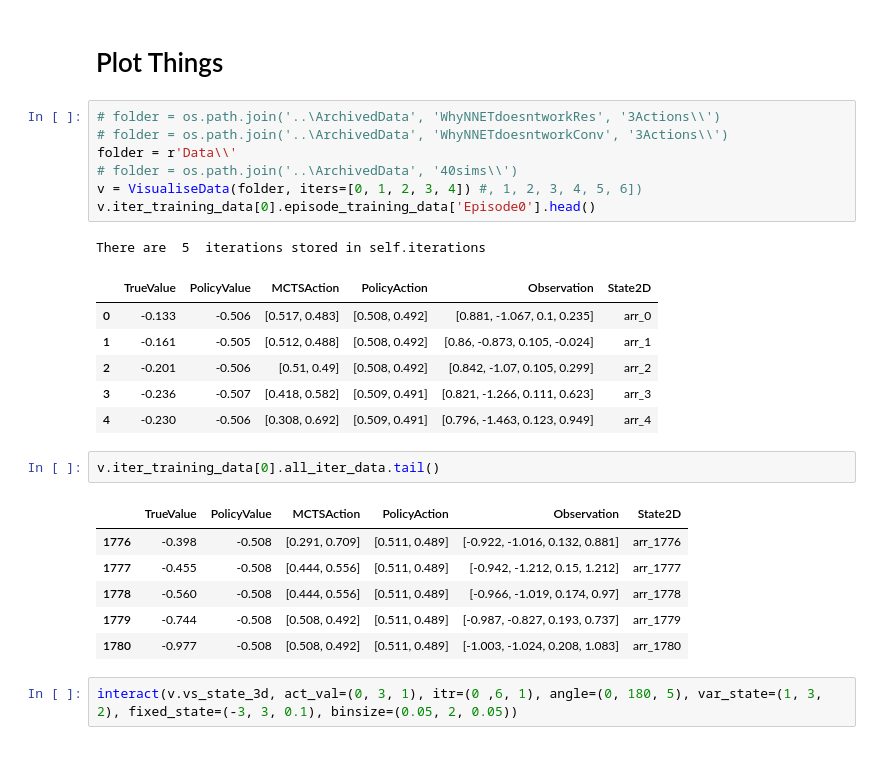
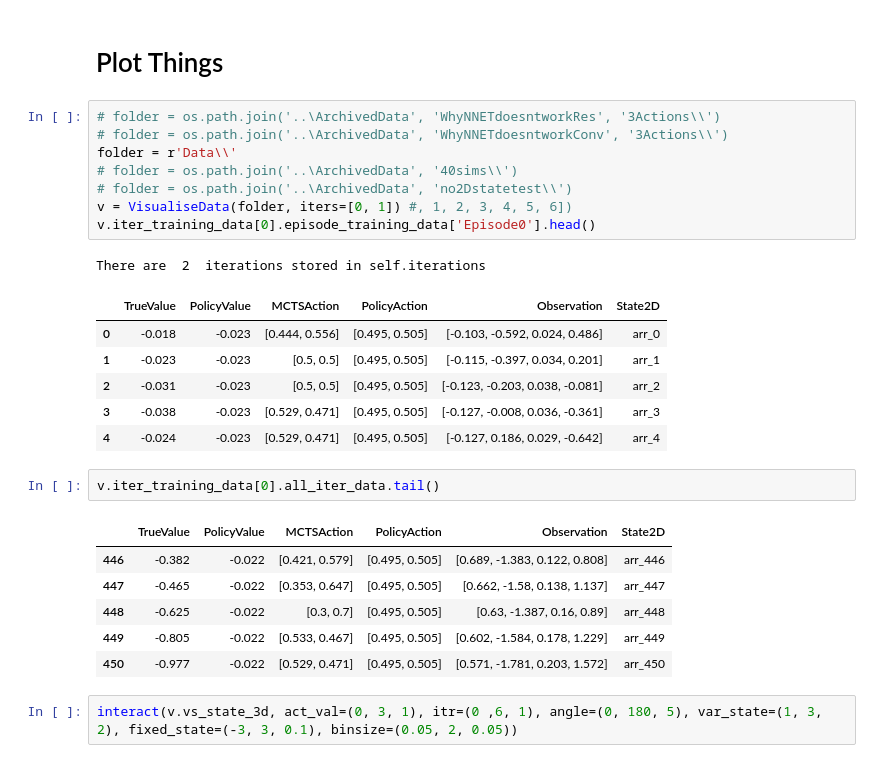
Before and after one commit to alexdarch/Project, a Jupyter notebook: CartPole/ResultsVisualisation.ipynb, the cells around one changed output. Drawn from its saved outputs; the diff is of its cells as text.

```diff
--- a/CartPole/ResultsVisualisation.ipynb
+++ b/CartPole/ResultsVisualisation.ipynb
@@ -496,27 +496,28 @@ class VisualiseData:
 # %%
 # folder = os.path.join('..\ArchivedData', 'WhyNNETdoesntworkRes', '3Actions\\')
 # folder = os.path.join('..\ArchivedData', 'WhyNNETdoesntworkConv', '3Actions\\')
 folder = r'Data\\'
 # folder = os.path.join('..\ArchivedData', '40sims\\')
-v = VisualiseData(folder, iters=[0, 1, 2, 3, 4]) #, 1, 2, 3, 4, 5, 6])
+# folder = os.path.join('..\ArchivedData', 'no2Dstatetest\\')
+v = VisualiseData(folder, iters=[0, 1]) #, 1, 2, 3, 4, 5, 6])
 v.iter_training_data[0].episode_training_data['Episode0'].head()
 # %% [output]
-There are  5  iterations stored in self.iterations
+There are  2  iterations stored in self.iterations
 |  | TrueValue | PolicyValue | MCTSAction | PolicyAction | Observation | State2D |
-| 0 | -0.133 | -0.506 | [0.517, 0.483] | [0.508, 0.492] | [0.881, -1.067, 0.1, 0.235] | arr_0 |
-| 1 | -0.161 | -0.505 | [0.512, 0.488] | [0.508, 0.492] | [0.86, -0.873, 0.105, -0.024] | arr_1 |
-| 2 | -0.201 | -0.506 | [0.51, 0.49] | [0.508, 0.492] | [0.842, -1.07, 0.105, 0.299] | arr_2 |
-| 3 | -0.236 | -0.507 | [0.418, 0.582] | [0.509, 0.491] | [0.821, -1.266, 0.111, 0.623] | arr_3 |
-| 4 | -0.230 | -0.506 | [0.308, 0.692] | [0.509, 0.491] | [0.796, -1.463, 0.123, 0.949] | arr_4 |
+| 0 | -0.018 | -0.023 | [0.444, 0.556] | [0.495, 0.505] | [-0.103, -0.592, 0.024, 0.486] | arr_0 |
+| 1 | -0.023 | -0.023 | [0.5, 0.5] | [0.495, 0.505] | [-0.115, -0.397, 0.034, 0.201] | arr_1 |
+| 2 | -0.031 | -0.023 | [0.5, 0.5] | [0.495, 0.505] | [-0.123, -0.203, 0.038, -0.081] | arr_2 |
+| 3 | -0.038 | -0.023 | [0.529, 0.471] | [0.495, 0.505] | [-0.127, -0.008, 0.036, -0.361] | arr_3 |
+| 4 | -0.024 | -0.023 | [0.529, 0.471] | [0.495, 0.505] | [-0.127, 0.186, 0.029, -0.642] | arr_4 |
 # %%
 v.iter_training_data[0].all_iter_data.tail()
 # %% [output]
 |  | TrueValue | PolicyValue | MCTSAction | PolicyAction | Observation | State2D |
-| 1776 | -0.398 | -0.508 | [0.291, 0.709] | [0.511, 0.489] | [-0.922, -1.016, 0.132, 0.881] | arr_1776 |
-| 1777 | -0.455 | -0.508 | [0.444, 0.556] | [0.511, 0.489] | [-0.942, -1.212, 0.15, 1.212] | arr_1777 |
-| 1778 | -0.560 | -0.508 | [0.444, 0.556] | [0.511, 0.489] | [-0.966, -1.019, 0.174, 0.97] | arr_1778 |
-| 1779 | -0.744 | -0.508 | [0.508, 0.492] | [0.511, 0.489] | [-0.987, -0.827, 0.193, 0.737] | arr_1779 |
-| 1780 | -0.977 | -0.508 | [0.508, 0.492] | [0.511, 0.489] | [-1.003, -1.024, 0.208, 1.083] | arr_1780 |
+| 446 | -0.382 | -0.022 | [0.421, 0.579] | [0.495, 0.505] | [0.689, -1.383, 0.122, 0.808] | arr_446 |
+| 447 | -0.465 | -0.022 | [0.353, 0.647] | [0.495, 0.505] | [0.662, -1.58, 0.138, 1.137] | arr_447 |
+| 448 | -0.625 | -0.022 | [0.3, 0.7] | [0.495, 0.505] | [0.63, -1.387, 0.16, 0.89] | arr_448 |
+| 449 | -0.805 | -0.022 | [0.533, 0.467] | [0.495, 0.505] | [0.602, -1.584, 0.178, 1.229] | arr_449 |
+| 450 | -0.977 | -0.022 | [0.529, 0.471] | [0.495, 0.505] | [0.571, -1.781, 0.203, 1.572] | arr_450 |
 # %%
 interact(v.vs_state_3d, act_val=(0, 3, 1), itr=(0 ,6, 1), angle=(0, 180, 5), var_state=(1, 3, 2), fixed_state=(-3, 3, 0.1), binsize=(0.05, 2, 0.05))
 # %% [output]
```
Also changed, not shown: parts of 5 cells of this notebook, 11 other files.
